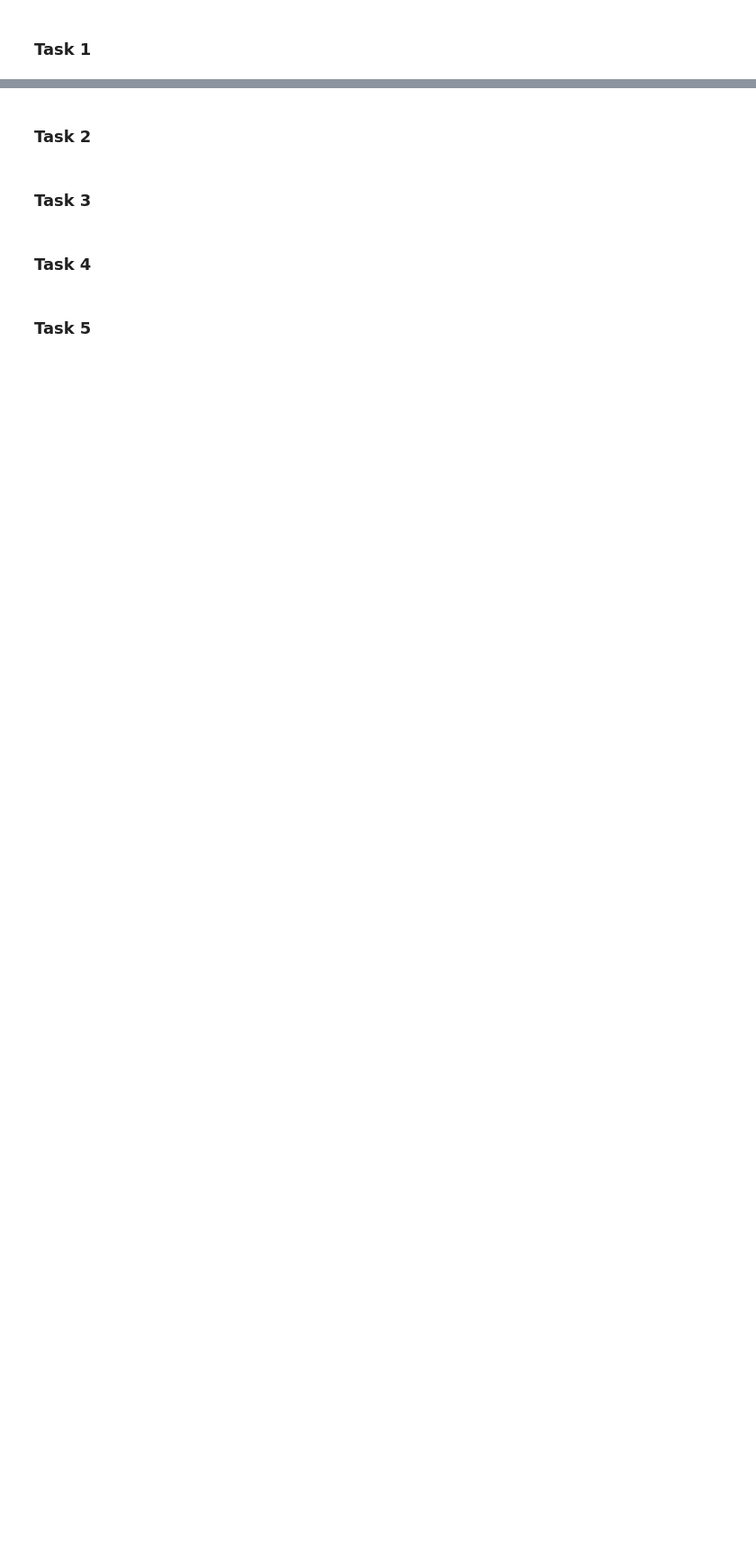
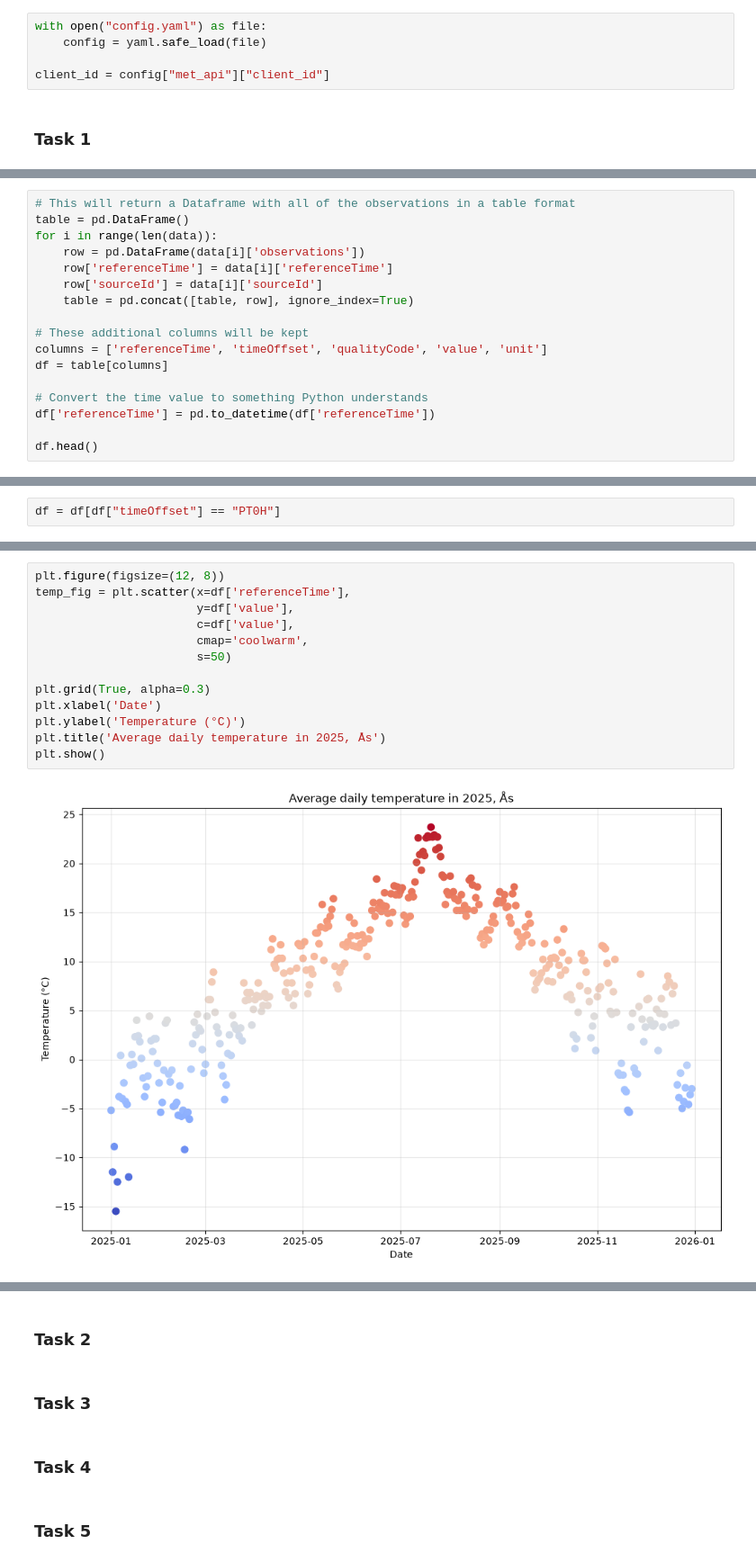
Before and after one commit to Behanix/inf201-deliverables, a Jupyter notebook: deliverable_1.ipynb, the cells around one changed output, grey strips where cells are left out. Shown at 90% size. Drawn from its saved outputs; the diff is of its cells as text; blank space fills up the shorter version.

```diff
--- a/deliverable_1.ipynb
+++ b/deliverable_1.ipynb
@@ -12,2 +23,7 @@ Members:
+# %%
+with open("config.yaml") as file:
+    config = yaml.safe_load(file)
+
+client_id = config["met_api"]["client_id"]
 # %% [markdown]
 ### Task 1
@@ -13,0 +61,17 @@ Members:
+# %%
+# This will return a Dataframe with all of the observations in a table format
+table = pd.DataFrame()
+for i in range(len(data)):
+    row = pd.DataFrame(data[i]['observations'])
+    row['referenceTime'] = data[i]['referenceTime']
+    row['sourceId'] = data[i]['sourceId']
+    table = pd.concat([table, row], ignore_index=True)
+
+# These additional columns will be kept
+columns = ['referenceTime', 'timeOffset', 'qualityCode', 'value', 'unit']
+df = table[columns]
+
+# Convert the time value to something Python understands
+df['referenceTime'] = pd.to_datetime(df['referenceTime'])
+
+df.head()
@@ -13,0 +110,2 @@ Members:
+# %%
+df = df[df["timeOffset"] == "PT0H"]
@@ -13,0 +114,15 @@ Members:
+# %%
+plt.figure(figsize=(12, 8))
+temp_fig = plt.scatter(x=df['referenceTime'],
+                       y=df['value'],
+                       c=df['value'],
+                       cmap='coolwarm',
+                       s=50)
+
+plt.grid(True, alpha=0.3)
+plt.xlabel('Date')
+plt.ylabel('Temperature (°C)')
+plt.title('Average daily temperature in 2025, Ås')
+plt.show()
+# %% [output]
+[figure, added]
```
Also changed, not shown: parts of 15 cells of this notebook, 2 other files.
